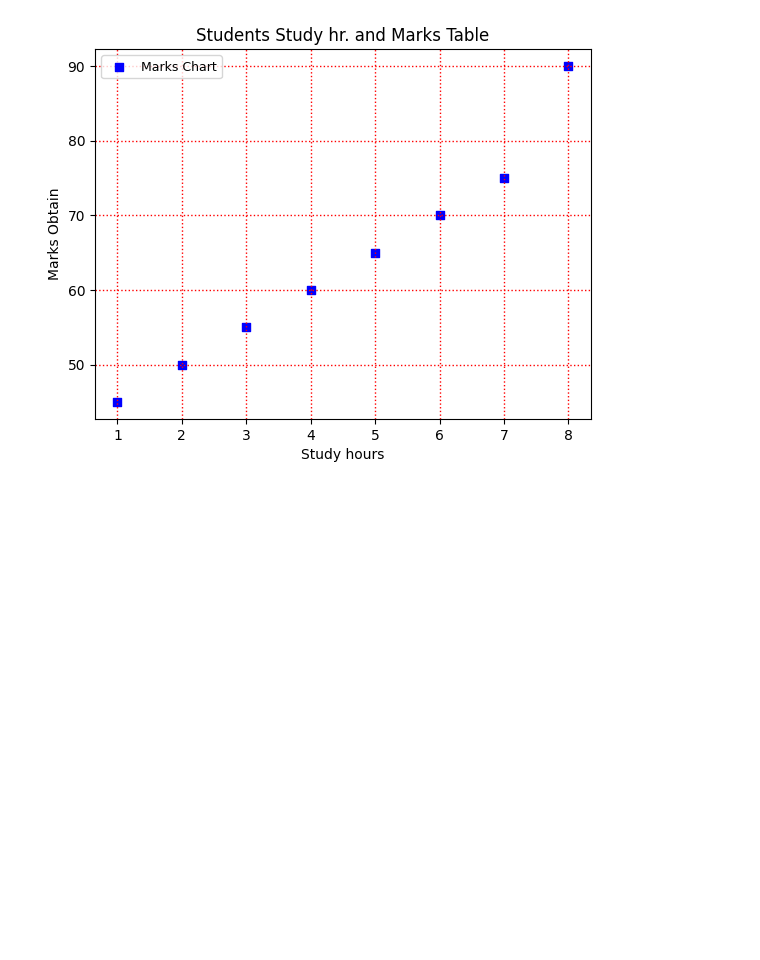
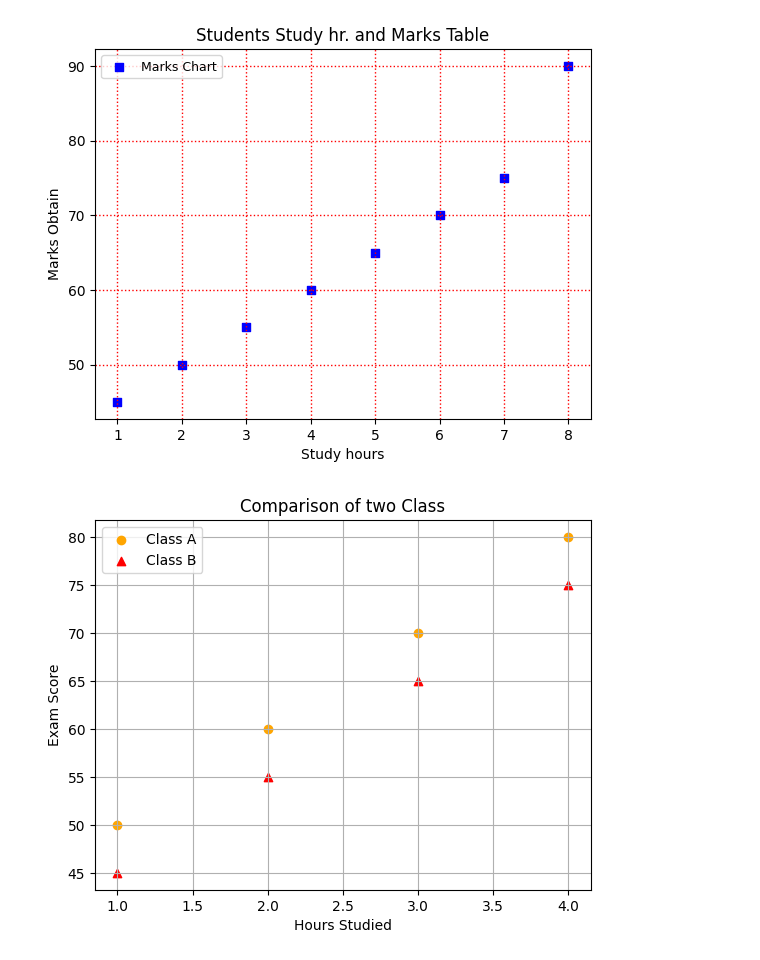
Before and after one commit to rahul-gitt/AL-ML-JOURNEY, a Jupyter notebook: Matplotlib/8_scatter_polt.ipynb, the cells around one changed output. Drawn from its saved outputs; the diff is of its cells as text; code cells hidden in the pictures; blank space fills up the shorter version.

Commit message:
learn multiplr scatter ploting

```diff
--- a/Matplotlib/8_scatter_polt.ipynb
+++ b/Matplotlib/8_scatter_polt.ipynb
@@ -16,3 +16,18 @@ plt.grid(True, linestyle= ':', linewidth = 1, color= 'red')
 plt.show()
 # %% [output]
 [figure]
+# %%
+import matplotlib.pyplot as plt
+
+plt.scatter([1,2,3,4], [50,60,70, 80], label= 'Class A', color= 'orange')
+plt.scatter([1,2,3,4], [45,55,65,75], label = 'Class B', color= 'red', marker= '^')
+
+plt.title('Comparison of two Class')
+plt.xlabel('Hours Studied')
+plt.ylabel('Exam Score')
+plt.legend()
+plt.grid(True)
+
+plt.show()
+# %% [output]
+[figure, added]
```
